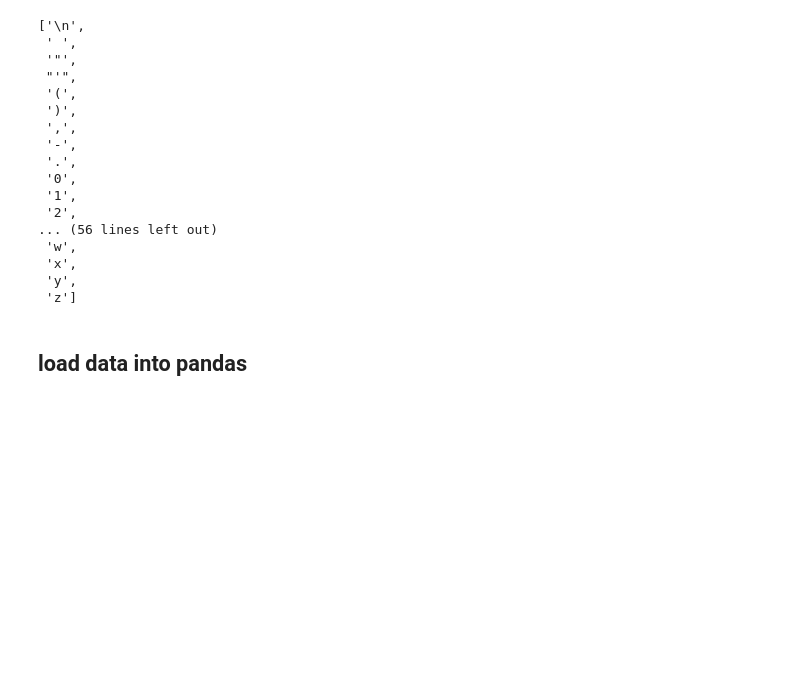
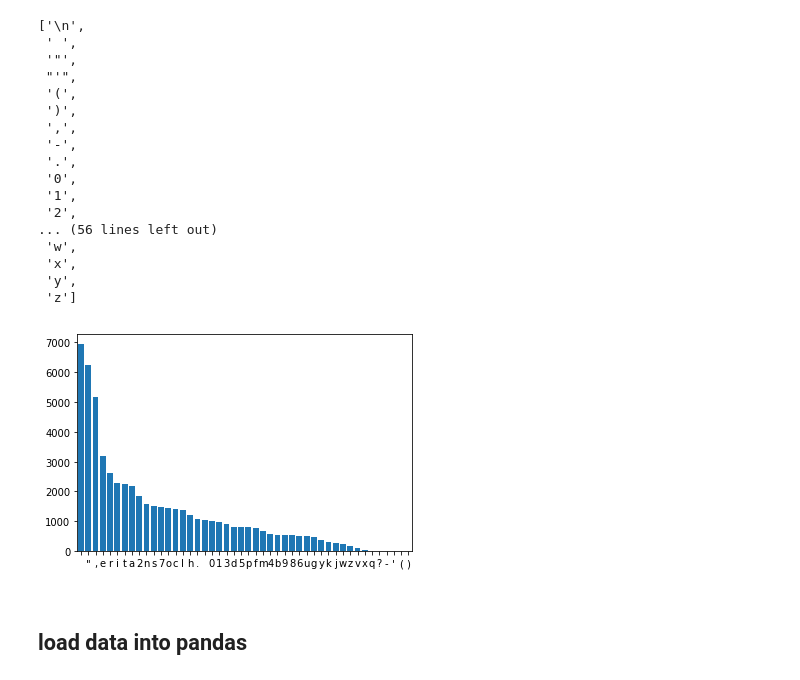
Before and after one commit to umbcdata601/fall2018, a Jupyter notebook: jupyter_notebooks/all characterization attacks on a dataframe.ipynb, the cells around one changed output. Saved outputs shown, nothing was run; the diff lists cells and outputs as text; code cells hidden in the pictures; blank space fills up the shorter version.

```diff
--- a/jupyter_notebooks/all characterization attacks on a dataframe.ipynb
+++ b/jupyter_notebooks/all characterization attacks on a dataframe.ipynb
@@ -136,6 +138,31 @@ char_list
  'x',
  'y',
  'z']
+# %%
+# from https://codereview.stackexchange.com/questions/129412/histogram-of-a-string
+
+# generate histogram
+letters_hist = dict(Counter(data.lower()))
+#counts = letters_hist.values()
+#letters = letters_hist.keys()
+
+sorted_by_value = sorted(letters_hist.items(), key=lambda kv: kv[1],reverse=True)
+
+counts=[]
+letters=[]
+for this_pair in sorted_by_value:
+    letters.append(this_pair[0])
+    counts.append(this_pair[1])
+
+# graph data
+bar_x_locations = np.arange(len(counts))
+plt.bar(bar_x_locations, counts, align = 'center')
+plt.xticks(bar_x_locations, letters)
+#plt.grid()
+plt.xlim(-0.5, len(counts) - 0.5)
+plt.show()
+# %% [output]
+[figure, added]
 # %% [markdown]
 ## load data into pandas
 # %%
```
Also changed, not shown: parts of 6 cells of this notebook.
